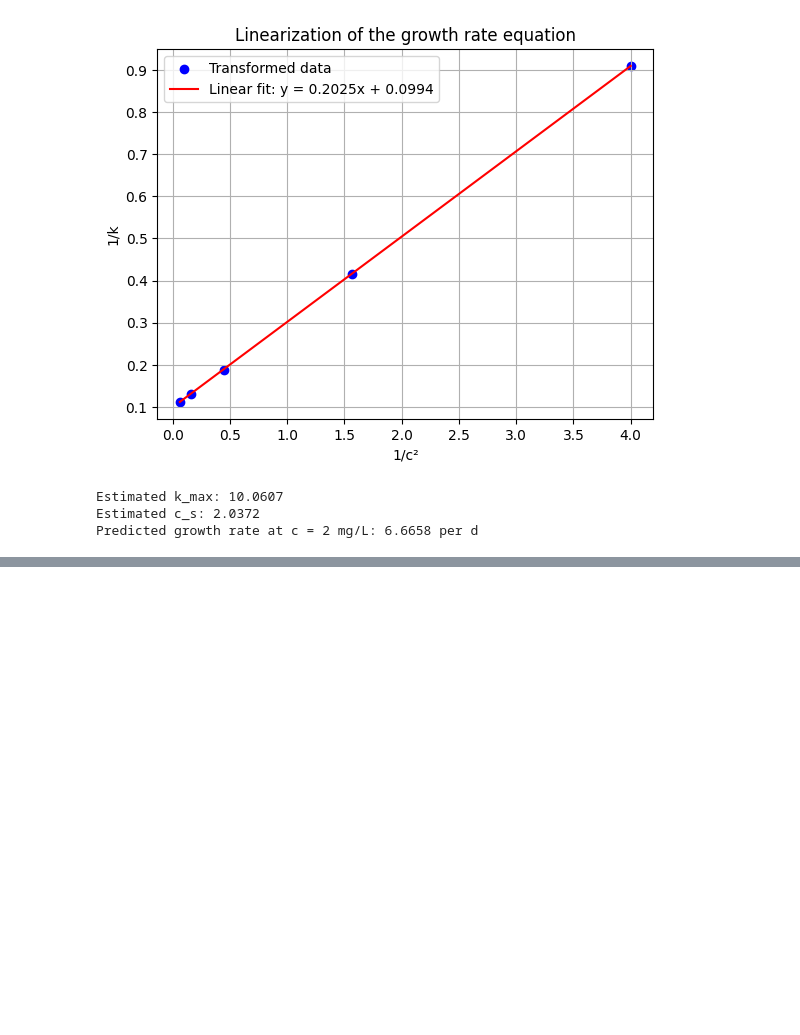
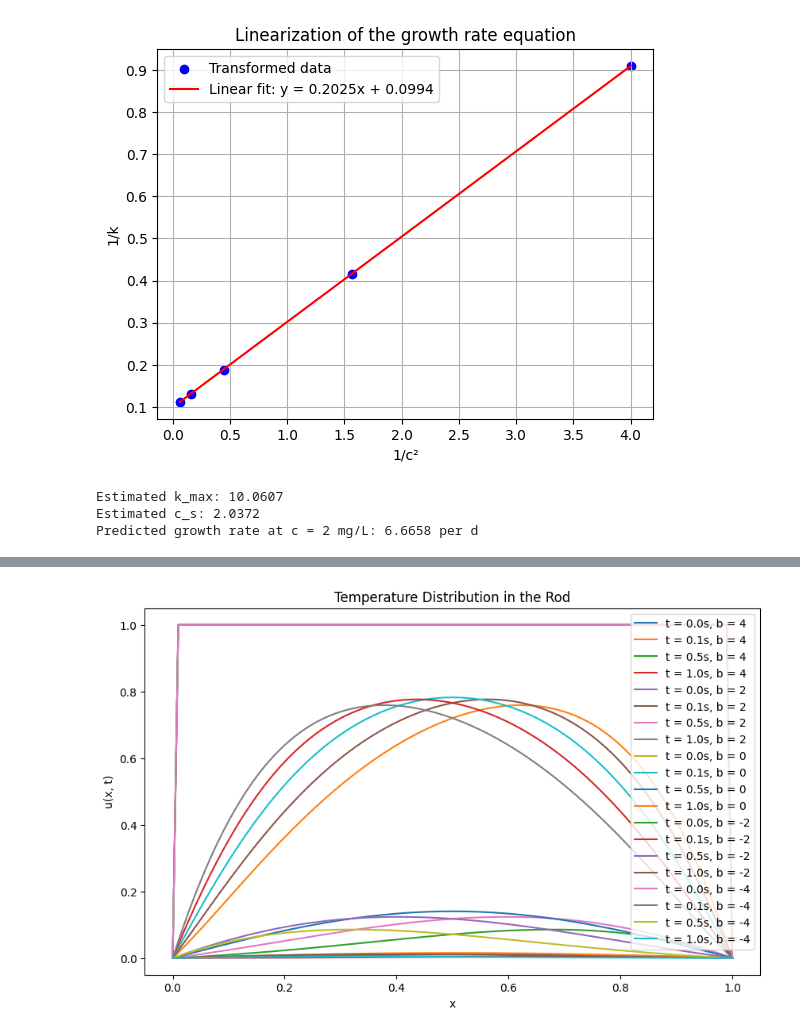
Before and after one commit to HRJ369/CL249--Computational-Lab, a Jupyter notebook: Assignment11.ipynb, the cells around one changed output, grey strips where cells are left out. Drawn from its saved outputs; the diff is of its cells as text; code cells hidden in the pictures; blank space fills up the shorter version.

```diff
--- a/Assignment11.ipynb
+++ b/Assignment11.ipynb
@@ -122,0 +126,66 @@ Predicted growth rate at c = 2 mg/L: 6.6658 per d
+# %%
+import numpy as np
+import matplotlib.pyplot as plt
+
+# Parameters
+L = 1.0          # Length of the rod
+Nx = 100         # Number of spatial points (good accuracy)
+Ax = L / Nx      # Spatial step size
+At = 0.05     # Time step size for good accuracy
+
+x = np.linspace(0, L, Nx+1)
+dx = x[1] - x[0]
+
+# Crank-Nicolson coefficients with second-order finite difference
+def CN_coeffs(b, Nx, dx, dt):
+    alpha = dt / dx**2
+    beta = b * dt / (2 * dx)
+    A = np.zeros((Nx-1, Nx-1))
+    for i in range(Nx-1):
+        if i > 0:
+            A[i, i-1] = -alpha / 2 - beta / 2
+        A[i, i] = 1 + alpha
+        if i < Nx-2:
+            A[i, i+1] = -alpha / 2 + beta / 2
+    return A
+
+# Initialize u(x,t) with boundary and initial conditions
+def initialize_u(Nx):
+    u = np.ones(Nx+1)
+    u[0] = u[-1] = 0 # u(x,0) = 1 for 0 < x <  1
+    return u
+
+# Time stepping with Crank-Nicolson and second-order finite difference analogue
+def crank_nicolson(b, Nx, Nt, dx, dt):
+    u = initialize_u(Nx)  # Initial condition u(x,0) = 1
+    A = CN_coeffs(b, Nx, dx, dt)
+    for n in range(1, Nt+1):
+        # Apply boundary conditions at each time step
+        u_new = np.linalg.solve(A, u[1:Nx])  # Solving for the interior points only
+        u[1:Nx] = u_new
+        u[0] = 0   # Boundary condition u(0,t) = 0
+        u[Nx] = 0  # Boundary condition u(1,t) = 0
+    return u
+
+# Plotting
+def plot_solution(u, x, t, b):
+    plt.plot(x, u, label=f't = {t}s, b = {b}')
+
+# Solve and plot for different b values
+b_values = [4, 2, 0, -2, -4]
+time_points = [0.0, 0.1, 0.5, 1.0]
+
+plt.figure(figsize=(10, 6))
+for b in b_values:
+    for t in time_points:
+        Nt = int(t / At)  # Number of time steps to reach time 't'
+        u = crank_nicolson(b, Nx, Nt, dx, At)
+        plot_solution(u, x, t, b)
+
+plt.xlabel('x')
+plt.ylabel('u(x, t)')
+plt.title('Temperature Distribution in the Rod')
+plt.legend()
+plt.show()
+# %% [output]
+[figure, added]
```
Also changed, not shown: parts of 2 cells of this notebook.
